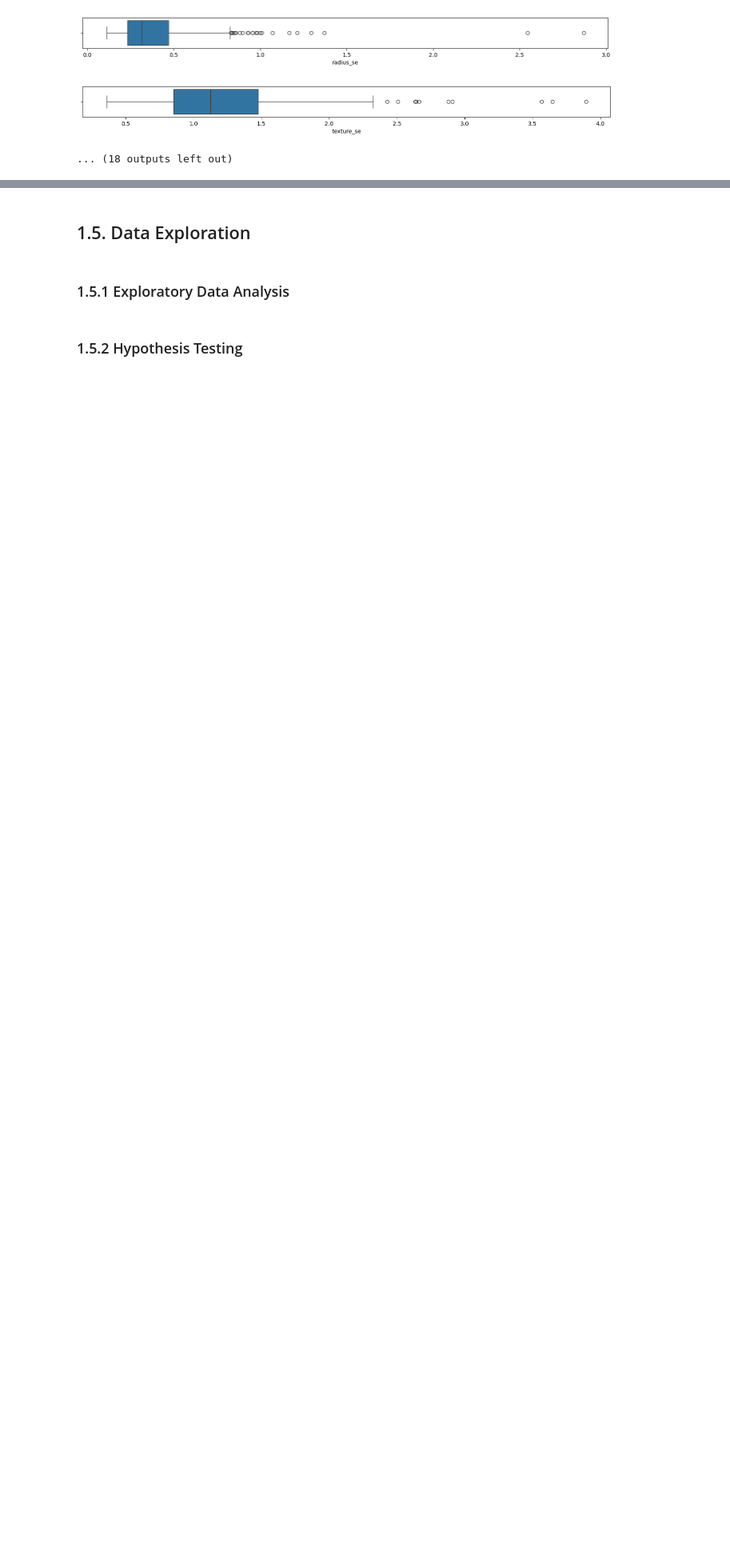
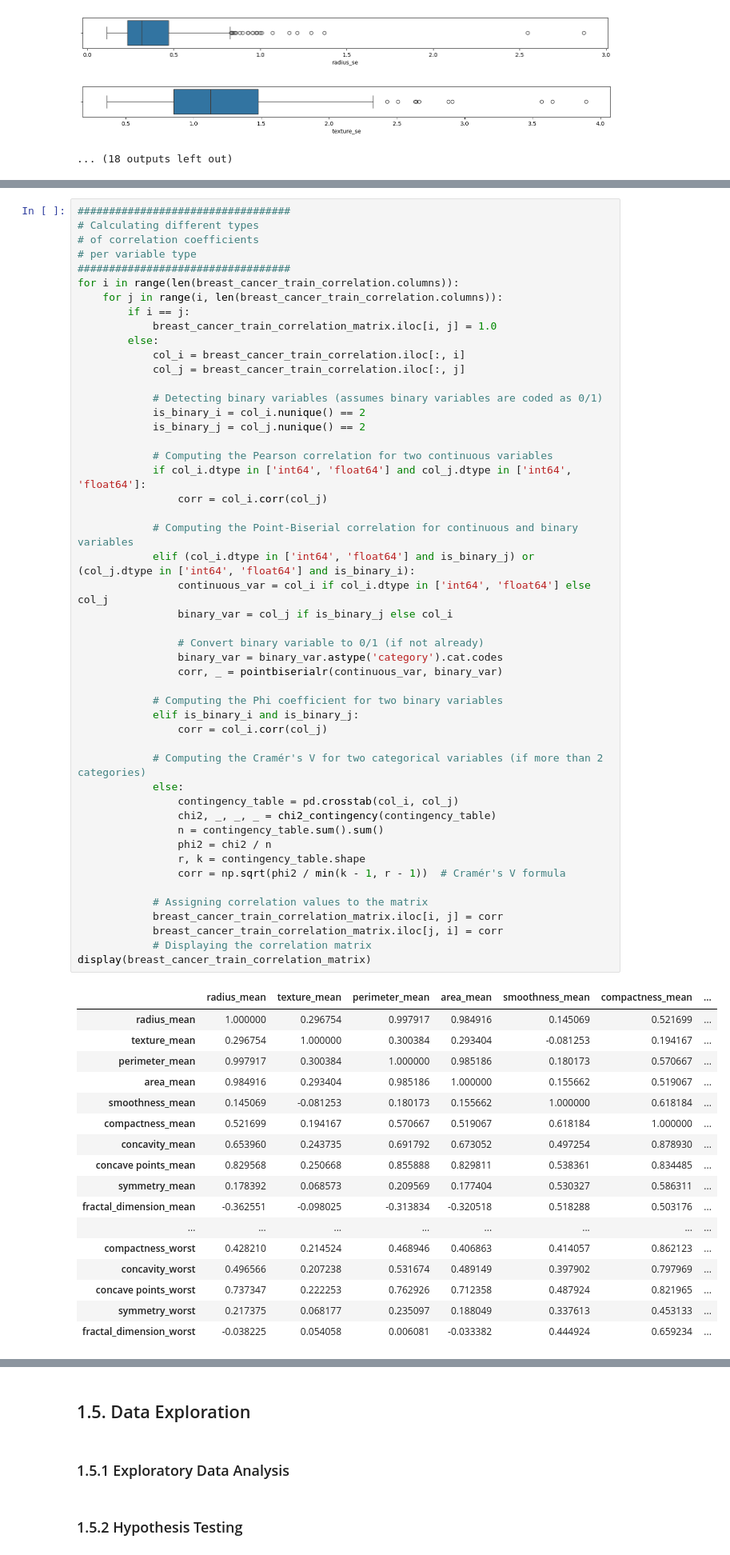
Before and after one commit to JohnPaulinePineda/Portfolio_Project_63, a Jupyter notebook: codes/DetectingAndAnalyzingMachineLearningModelDriftUsingOpenSourceMonitoringTools.ipynb, the cells around one changed output, grey strips where cells are left out. Shown at 80% size. Saved outputs shown, nothing was run; the diff lists cells and outputs as text; blank space fills up the shorter version.

Commit message:
Formulated the Python Notebook
Updated Collinearity

```diff
--- a/codes/DetectingAndAnalyzingMachineLearningModelDriftUsingOpenSourceMonitoringTools.ipynb
+++ b/codes/DetectingAndAnalyzingMachineLearningModelDriftUsingOpenSourceMonitoringTools.ipynb
@@ -1114,0 +1170,67 @@ for column in breast_cancer_train_numeric:
+# %%
+##################################
+# Calculating different types
+# of correlation coefficients
+# per variable type
+##################################
+for i in range(len(breast_cancer_train_correlation.columns)):
+    for j in range(i, len(breast_cancer_train_correlation.columns)):
+        if i == j:
+            breast_cancer_train_correlation_matrix.iloc[i, j] = 1.0
+        else:
+            col_i = breast_cancer_train_correlation.iloc[:, i]
+            col_j = breast_cancer_train_correlation.iloc[:, j]
+
+            # Detecting binary variables (assumes binary variables are coded as 0/1)
+            is_binary_i = col_i.nunique() == 2
+            is_binary_j = col_j.nunique() == 2
+
+            # Computing the Pearson correlation for two continuous variables
+            if col_i.dtype in ['int64', 'float64'] and col_j.dtype in ['int64', 'float64']:
+                corr = col_i.corr(col_j)
+
+            # Computing the Point-Biserial correlation for continuous and binary variables
+            elif (col_i.dtype in ['int64', 'float64'] and is_binary_j) or (col_j.dtype in ['int64', 'float64'] and is_binary_i):
+                continuous_var = col_i if col_i.dtype in ['int64', 'float64'] else col_j
+                binary_var = col_j if is_binary_j else col_i
+
+                # Convert binary variable to 0/1 (if not already)
+                binary_var = binary_var.astype('category').cat.codes
+                corr, _ = pointbiserialr(continuous_var, binary_var)
+
+            # Computing the Phi coefficient for two binary variables
+            elif is_binary_i and is_binary_j:
+                corr = col_i.corr(col_j)
+
+            # Computing the Cramér's V for two categorical variables (if more than 2 categories)
+            else:
+                contingency_table = pd.crosstab(col_i, col_j)
+                chi2, _, _, _ = chi2_contingency(contingency_table)
+                n = contingency_table.sum().sum()
+                phi2 = chi2 / n
+                r, k = contingency_table.shape
+                corr = np.sqrt(phi2 / min(k - 1, r - 1))  # Cramér's V formula
+
+            # Assigning correlation values to the matrix
+            breast_cancer_train_correlation_matrix.iloc[i, j] = corr
+            breast_cancer_train_correlation_matrix.iloc[j, i] = corr
+            # Displaying the correlation matrix
+display(breast_cancer_train_correlation_matrix)
+# %% [output]
+|  | radius_mean | texture_mean | perimeter_mean | area_mean | smoothness_mean | compactness_mean | ... |
+| radius_mean | 1.000000 | 0.296754 | 0.997917 | 0.984916 | 0.145069 | 0.521699 | ... |
+| texture_mean | 0.296754 | 1.000000 | 0.300384 | 0.293404 | -0.081253 | 0.194167 | ... |
+| perimeter_mean | 0.997917 | 0.300384 | 1.000000 | 0.985186 | 0.180173 | 0.570667 | ... |
+| area_mean | 0.984916 | 0.293404 | 0.985186 | 1.000000 | 0.155662 | 0.519067 | ... |
+| smoothness_mean | 0.145069 | -0.081253 | 0.180173 | 0.155662 | 1.000000 | 0.618184 | ... |
+| compactness_mean | 0.521699 | 0.194167 | 0.570667 | 0.519067 | 0.618184 | 1.000000 | ... |
+| concavity_mean | 0.653960 | 0.243735 | 0.691792 | 0.673052 | 0.497254 | 0.878930 | ... |
+| concave points_mean | 0.829568 | 0.250668 | 0.855888 | 0.829811 | 0.538361 | 0.834485 | ... |
+| symmetry_mean | 0.178392 | 0.068573 | 0.209569 | 0.177404 | 0.530327 | 0.586311 | ... |
+| fractal_dimension_mean | -0.362551 | -0.098025 | -0.313834 | -0.320518 | 0.518288 | 0.503176 | ... |
+| ... | ... | ... | ... | ... | ... | ... | ... |
+| compactness_worst | 0.428210 | 0.214524 | 0.468946 | 0.406863 | 0.414057 | 0.862123 | ... |
+| concavity_worst | 0.496566 | 0.207238 | 0.531674 | 0.489149 | 0.397902 | 0.797969 | ... |
+| concave points_worst | 0.737347 | 0.222253 | 0.762926 | 0.712358 | 0.487924 | 0.821965 | ... |
+| symmetry_worst | 0.217375 | 0.068177 | 0.235097 | 0.188049 | 0.337613 | 0.453133 | ... |
+| fractal_dimension_worst | -0.038225 | 0.054058 | 0.006081 | -0.033382 | 0.444924 | 0.659234 | ... |
```
Also changed, not shown: parts of 8 cells of this notebook, 1 other file.
